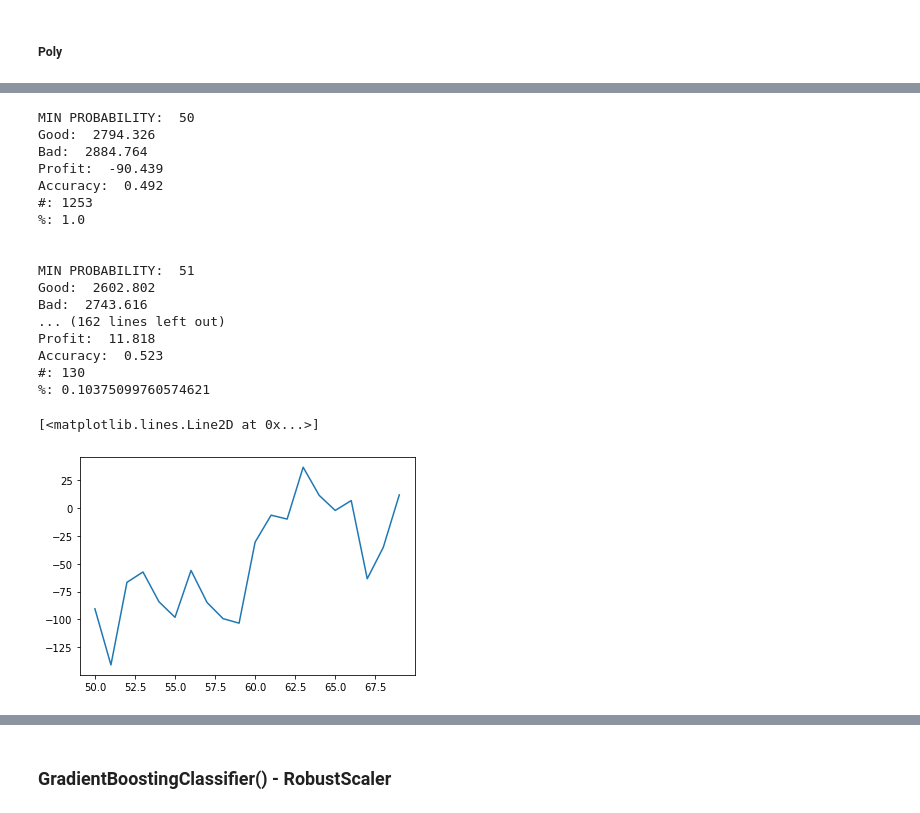
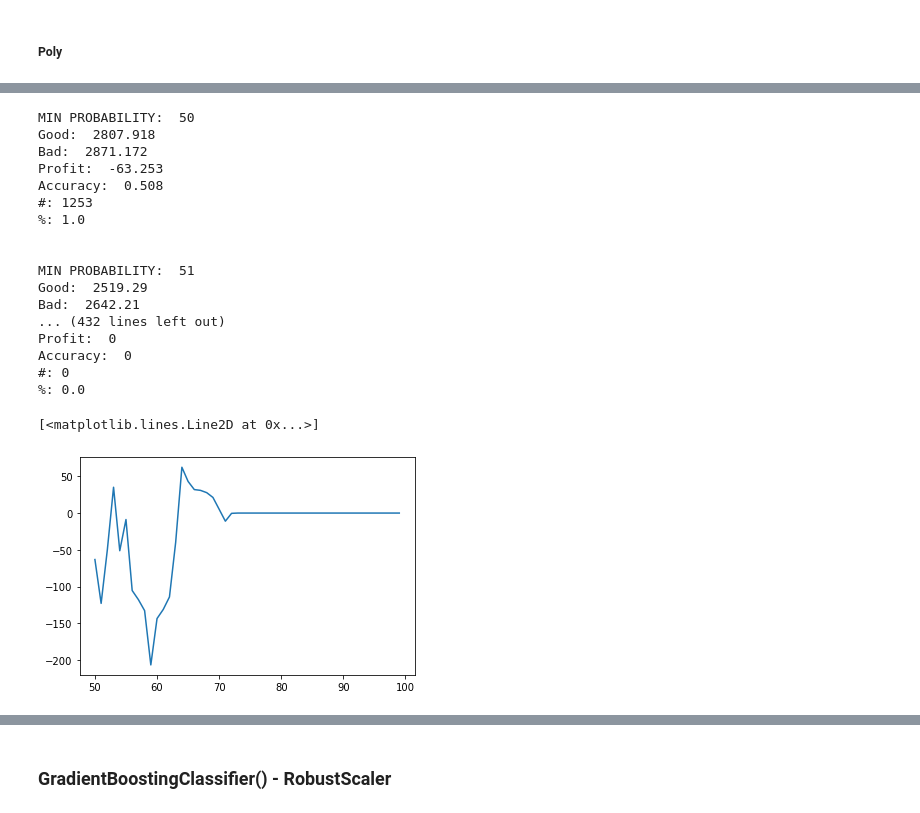
Before and after one commit to IgnacioRus/FOREX-Prediction-Final-Project, a Jupyter notebook: code/FOREX-Prediction.ipynb, the cells around one changed output, grey strips where cells are left out. Drawn from its saved outputs; the diff is of its cells as text; code cells hidden in the pictures.

```diff
--- a/code/FOREX-Prediction.ipynb
+++ b/code/FOREX-Prediction.ipynb
@@ -1220,23 +1523,34 @@ proba = model.predict_proba(Xc_test)
 yc_predict = model.predict(Xc_test)
 good = 0
 bad = 0
-
+ii=0
+ig = 0
+ib = 0
+goodie = []
+predictie = []
 for i in range(len(yc_test)):
 
-    if max(proba[i])>0.94:
+    if max(proba[i])>0.98:
+        ii +=1
+        goodie.append(list(yc_test)[i])
+        predictie.append(list(yc_predict)[i])
         if list(yc_test)[i]==list(yc_predict)[i]:
+            ig +=1
             good += np.abs(list(Xc_test_change['Change'])[i])
+
         else:
+            ib +=1
             bad += np.abs(list(Xc_test_change['Change'])[i])
 print('Good: ',np.round(good,3))
 print('Bad: ',np.round(bad,3))
 profit = np.round(good-bad,3)
 print('Profit: ',profit)
 
-accuracy = accuracy_score(yc_test,yc_predict)
+accuracy = ig/(ig+ib)
 print('Accuracy: ',np.round(accuracy,3))
 
-kappa = cohen_kappa_score(yc_test,yc_predict)
+kappa = cohen_kappa_score(goodie,predictie)
 
 print('Kappa: ',np.round(kappa,4))
+print(ii)
 # %% [output]
@@ -1258,7 +1581,7 @@ GradientBoostingClassifier(max_depth=5, n_estimators=5, random_state=1,
 proba = model.predict_proba(Xc_val)
 
 yc_predict_val = model.predict(Xc_val)
-min_probs = list(range(50,70,1))
+min_probs = list(range(50,90,1))
 prof = []
 acc = []
 for min_prob in min_probs:
@@ -1332,7 +1655,7 @@ bad = 0
 ii = 0
 for i in range(len(yc_test)):
 
-    if max(proba[i])>0.5:
+    if max(proba[i])>0.6:
         ii +=1
         if list(yc_test)[i]==list(yc_predict)[i]:
             #good += np.abs(list(Xc_test_change['Change'])[i])
@@ -1366,7 +1689,7 @@ ii
 # %% [markdown]
 ##### Poly
 # %%
-model = GBC(learning_rate= 0.1, max_depth= , n_estimators= 8, subsample= 0.5,random_state=1)
+model = GBC(learning_rate= 0.1, max_depth=7 , n_estimators= 8, subsample= 0.5,random_state=1)
 
 model.fit(Xc_trainp, yc_train)
 # %% [output]
@@ -1402,7 +1725,7 @@ Accuracy_val:  0.496
 proba = model.predict_proba(Xc_valp)
 
 yc_predict_val = model.predict(Xc_valp)
-min_probs = list(range(50,70,1))
+min_probs = list(range(50,100,1))
 prof = []
 acc = []
 for min_prob in min_probs:
@@ -1428,45 +1751,45 @@ for min_prob in min_probs:
         #profit = np.round((good-bad)/(ig+ib),3)
         profit = np.round((good-bad),3)
         #accuracy = accuracy_score(yc_val,yc_predict_val)
         accuracy = ig/(ig+ib)
 
     else:
         profit = 0
         accuracy = 0
 
     prof.append(profit)
     print('Profit: ',profit)
     acc.append(accuracy)
     print('Accuracy: ',np.round(accuracy,3))
     print('#:',ig+ib)
     print('%:',(ig+ib)/len(yc_val))
 
     kappa = cohen_kappa_score(yc_val,yc_predict_val)
 
     #print('Kappa: ',np.round(kappa,4))
     print('\n')
 
 plt.plot(min_probs,prof)
 # %% [output]
 MIN PROBABILITY:  50
-Good:  2794.326
-Bad:  2884.764
-Profit:  -90.439
-Accuracy:  0.492
+Good:  2807.918
+Bad:  2871.172
+Profit:  -63.253
+Accuracy:  0.508
 #: 1253
 %: 1.0
 
 
 MIN PROBABILITY:  51
-Good:  2602.802
-Bad:  2743.616
-... (162 lines left out)
-Profit:  11.818
-Accuracy:  0.523
-#: 130
-%: 0.10375099760574621
+Good:  2519.29
+Bad:  2642.21
+... (432 lines left out)
+Profit:  0
+Accuracy:  0
+#: 0
+%: 0.0
 [<matplotlib.lines.Line2D at 0x...>]
-[figure, old version]
+[figure, new version]
 # %%
 proba = model.predict_proba(Xc_testp)
 
```
Also changed, not shown: parts of 50 cells of this notebook, 10 other files.
